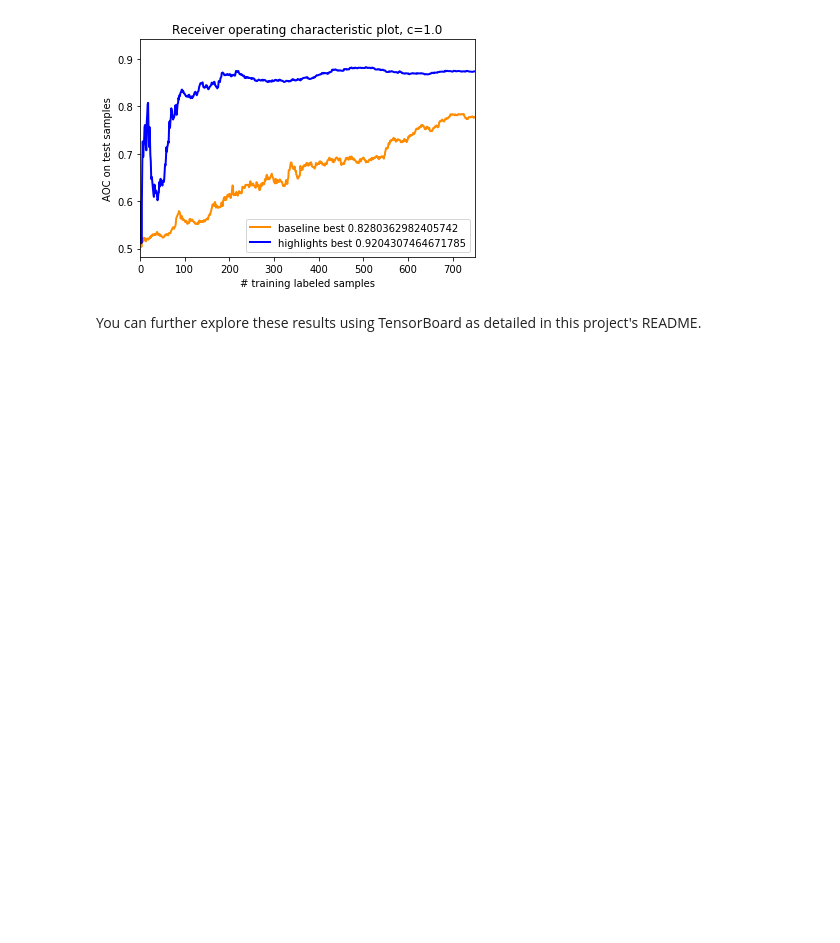
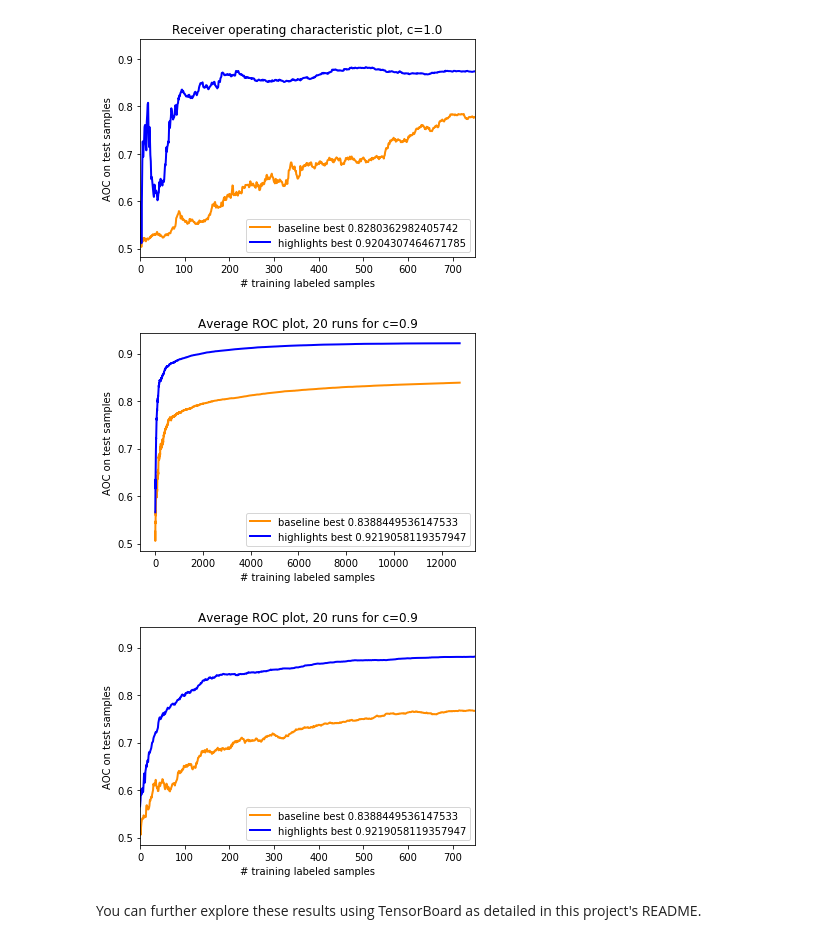
Before and after one commit to ricklentz/ActiveLearningCycle, a Jupyter notebook: Active Learning Cycle.ipynb, the cells around one changed output. Drawn from its saved outputs; the diff is of its cells as text; code cells hidden in the pictures; blank space fills up the shorter version.

```diff
--- a/Active Learning Cycle.ipynb
+++ b/Active Learning Cycle.ipynb
@@ -214,8 +214,8 @@ for e in [1]:
         #plt.ylim([0.525, 0.55])
         plt.xlabel('# training labeled samples')
         plt.ylabel('AOC on test samples')
-        plt.title('Receiver operating characteristic plot, c='+str(c))
+        plt.title('Receiver operating characteristic plot, c='+str(c)+ ' e='+str(e))
         plt.legend(loc="lower right")
         #plt.show()
-        writer.add_figure('Receiver operating characteristic plot, c='+str(c), fig)
+        writer.add_figure('Receiver operating characteristic plot, c='+str(c) + ' e='+str(e), fig)
         writer.close()
@@ -222,5 +246,5 @@ for e in [1]:
 # %%
-# generate the 20x split/runs for c=0.9
+# generate the tensorboard files using the average and contributing runs
 %matplotlib inline
 
 import matplotlib
@@ -229,8 +253,7 @@ import matplotlib.pyplot as plt
 import pickle
 from tensorboardX import SummaryWriter
 
-
-for e in [1,2,3,4,5,6,7,8,9,10,11,12,13,14,15,16,17,18,19]:
+for e in [1,2,3,4,5,6,7,8,9,10,11,12,13,14,15,16,17,18,19,'avg']:
     for c in [0.9]:
         writer = SummaryWriter('active_learning_pt9_'+str(e))
         # get the file
@@ -257,6 +280,50 @@ for e in [1,2,3,4,5,6,7,8,9,10,11,12,13,14,15,16,17,18,19]:
         #plt.show()
         writer.add_figure('Receiver operating characteristic plot, c='+str(c), fig)
         writer.close()
+# %%
+# final averaged results plot
+# Compute ROC curve and ROC area for each class
+%matplotlib inline
+
+import matplotlib
+import numpy as np
+import matplotlib.pyplot as plt
+import pickle
+
+# get the file
+high_auc = pickle.load(  open('high_auc_0.9_avg.pkl', "rb" ) )
+norm_auc = pickle.load(  open('norm_auc_0.9_avg.pkl', "rb" ) )
+best_high = max(high_auc)
+best_base = max(norm_auc)
+
+
+plt.figure()
+lw = 2
+plt.plot(norm_auc,color='darkorange',lw=lw, label='baseline best ' + str(best_base) )
+plt.plot(high_auc,color='blue',lw=lw, label='highlights best ' + str(best_high) )
+#plt.xlim([0.0, 750.0])
+#plt.ylim([0.525, 0.55])
+plt.xlabel('# training labeled samples')
+plt.ylabel('AOC on test samples')
+plt.title('Average ROC plot, 20 runs for c=0.9')
+plt.legend(loc="lower right")
+plt.show()
+
+
+plt.figure()
+lw = 2
+plt.plot(norm_auc,color='darkorange',lw=lw, label='baseline best ' + str(best_base) )
+plt.plot(high_auc,color='blue',lw=lw, label='highlights best ' + str(best_high) )
+plt.xlim([0.0, 750.0])
+#plt.ylim([0.525, 0.55])
+plt.xlabel('# training labeled samples')
+plt.ylabel('AOC on test samples')
+plt.title('Average ROC plot, 20 runs for c=0.9')
+plt.legend(loc="lower right")
+plt.show()
+# %% [output]
+[figure, added]
+[figure, added]
 # %% [markdown]
 You can further explore these results using TensorBoard as detailed in this project's README.
 # %% [markdown]
```
Also changed, not shown: parts of 1 cell of this notebook, 2 other files.
